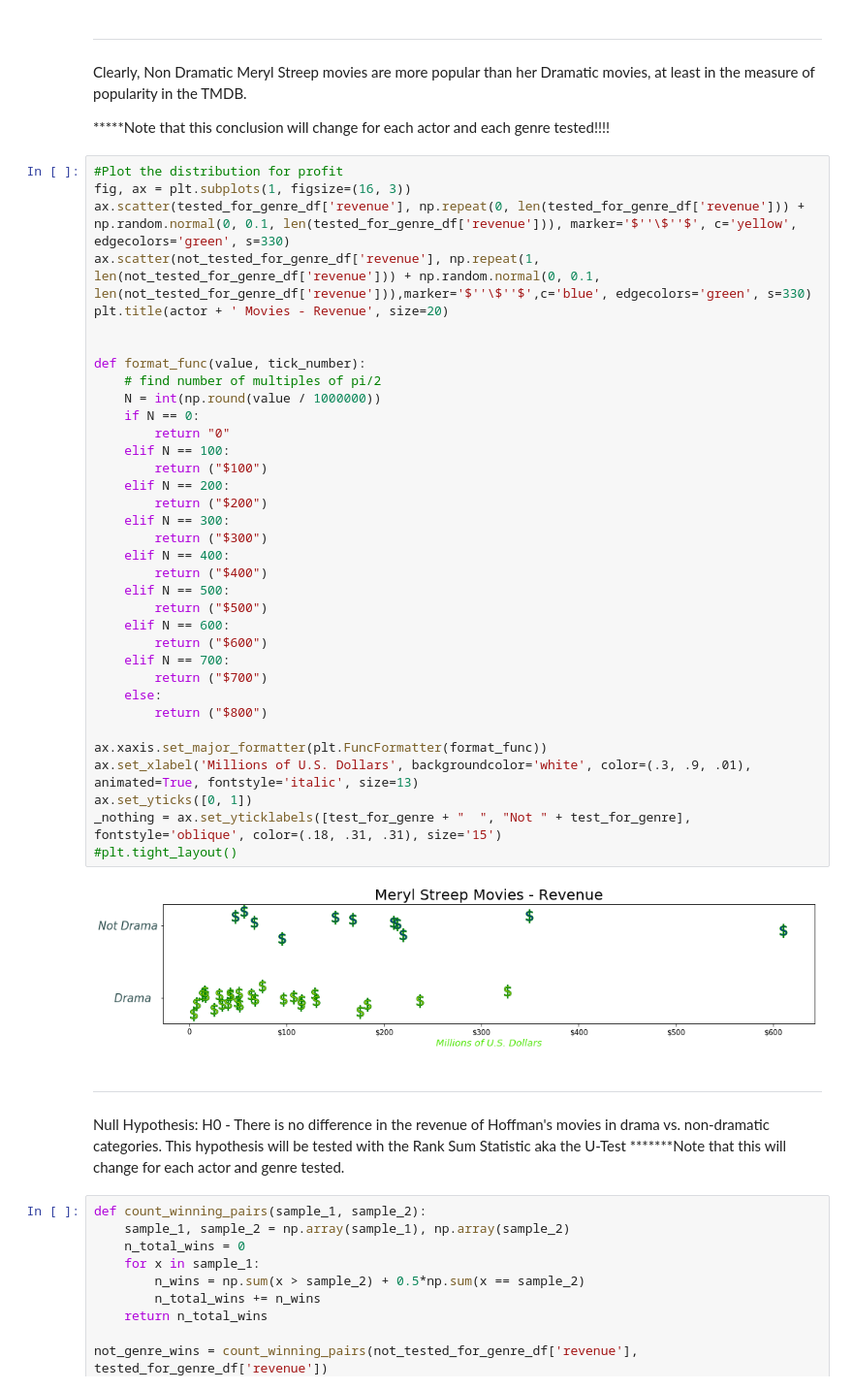
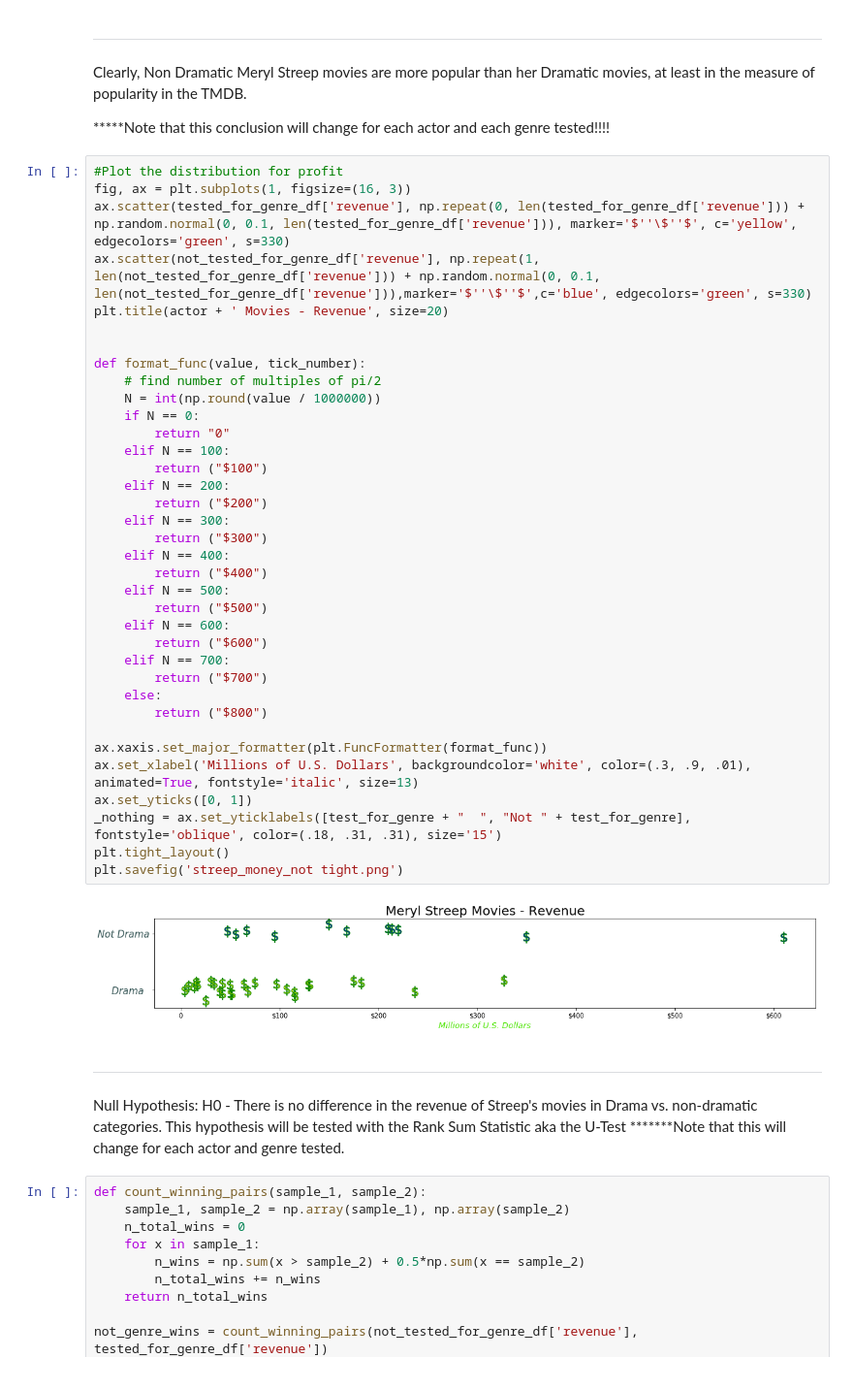
Before and after one commit to faltisco/Choose_Genre, a Jupyter notebook: Meryl Streep.ipynb, the cells around one changed output. Shown at 97% size. Cells and saved outputs as stored; diff of their text form.

```diff
--- a/Meryl Streep.ipynb
+++ b/Meryl Streep.ipynb
@@ -475,38 +474,39 @@ ax.scatter(not_tested_for_genre_df['revenue'], np.repeat(1, len(not_tested_for_g
 plt.title(actor + ' Movies - Revenue', size=20)
 
 
 def format_func(value, tick_number):
     # find number of multiples of pi/2
     N = int(np.round(value / 1000000))
     if N == 0:
         return "0"
     elif N == 100:
         return ("$100")
     elif N == 200:
         return ("$200")
     elif N == 300:
         return ("$300")
     elif N == 400:
         return ("$400")
     elif N == 500:
         return ("$500")
     elif N == 600:
         return ("$600")
     elif N == 700:
         return ("$700")
     else:
         return ("$800")
 
 ax.xaxis.set_major_formatter(plt.FuncFormatter(format_func))
 ax.set_xlabel('Millions of U.S. Dollars', backgroundcolor='white', color=(.3, .9, .01), animated=True, fontstyle='italic', size=13)
 ax.set_yticks([0, 1])
 _nothing = ax.set_yticklabels([test_for_genre + "  ", "Not " + test_for_genre], fontstyle='oblique', color=(.18, .31, .31), size='15')
-#plt.tight_layout()
+plt.tight_layout()
+plt.savefig('streep_money_not tight.png')
 # %% [output]
-[figure, old version]
+[figure, new version]
 # %% [markdown]
 ******
-Null Hypothesis: H0 - There is no difference in the revenue of Hoffman's movies in drama vs. non-dramatic categories.
+Null Hypothesis: H0 - There is no difference in the revenue of Streep's movies in Drama vs. non-dramatic categories.
 This hypothesis will be tested with the Rank Sum Statistic aka the U-Test
 *******Note that this will change for each actor and genre tested.
 # %%
```
Also changed, not shown: parts of 12 cells of this notebook, 6 other files.
